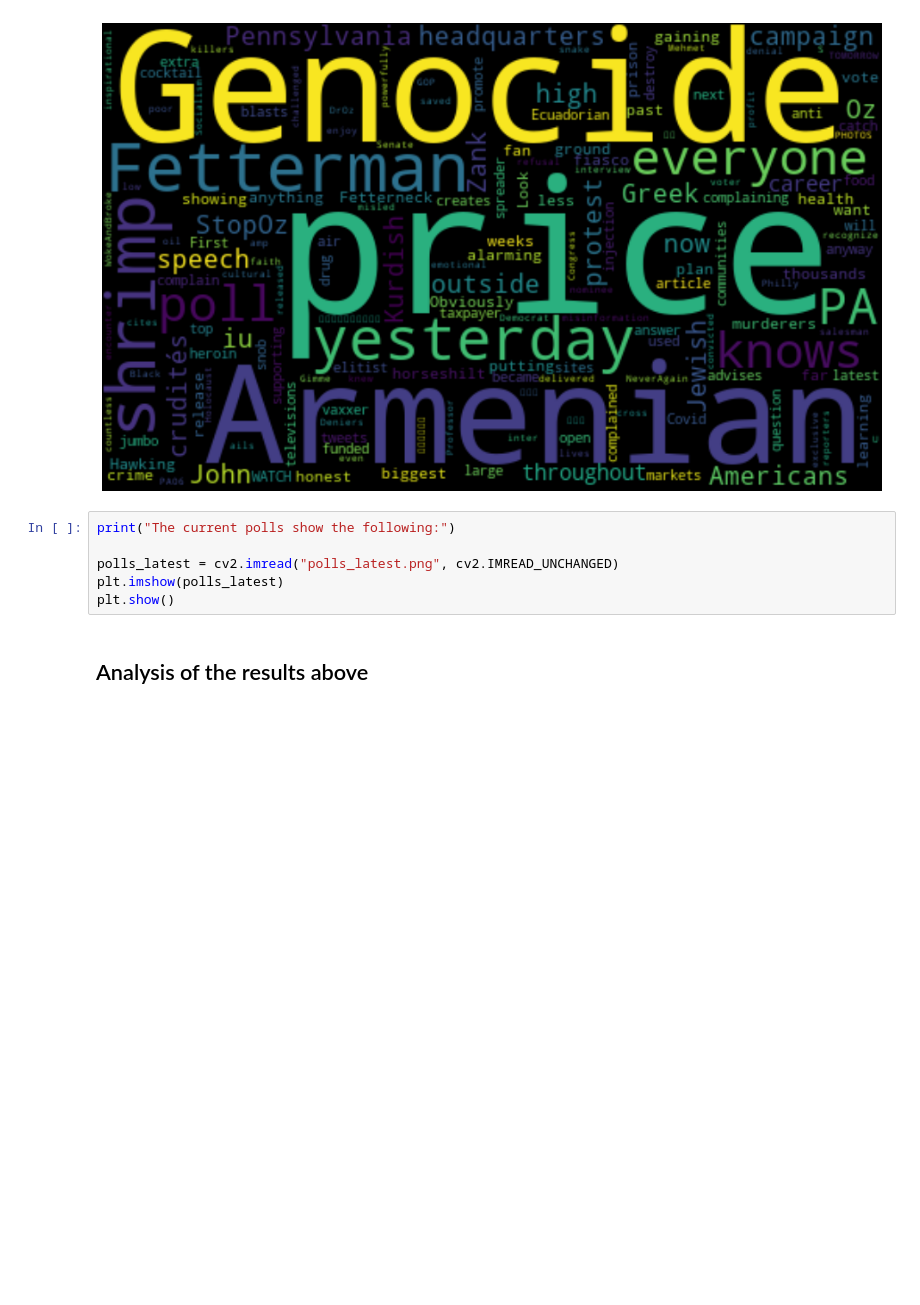
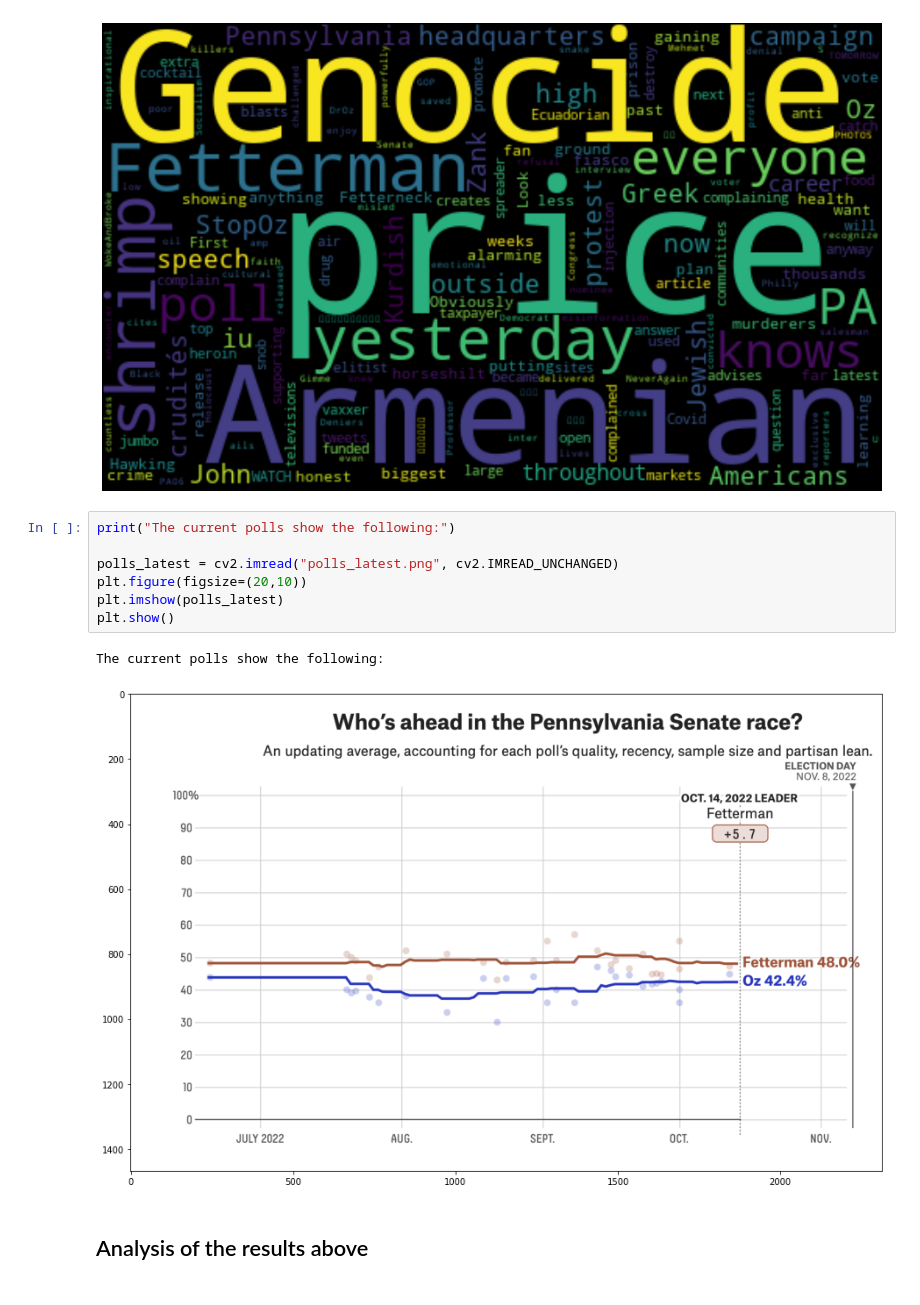
Before and after one commit to Denisfench/twitter_sentiment_analysis, a Jupyter notebook: twitter-sentiment-analysis.ipynb, the cells around one changed output. Drawn from its saved outputs; the diff is of its cells as text; blank space fills up the shorter version.

Commit message:
adding current polls results

```diff
--- a/twitter-sentiment-analysis.ipynb
+++ b/twitter-sentiment-analysis.ipynb
@@ -367,9 +367,13 @@ Visualizing word cloud for the republican candidate
 # %%
 print("The current polls show the following:")
 
 polls_latest = cv2.imread("polls_latest.png", cv2.IMREAD_UNCHANGED)
+plt.figure(figsize=(20,10))
 plt.imshow(polls_latest)
 plt.show()
+# %% [output]
+The current polls show the following:
+[figure, added]
 # %% [markdown]
 <h2>Analysis of the results above<h2>
 # %% [markdown]
```
